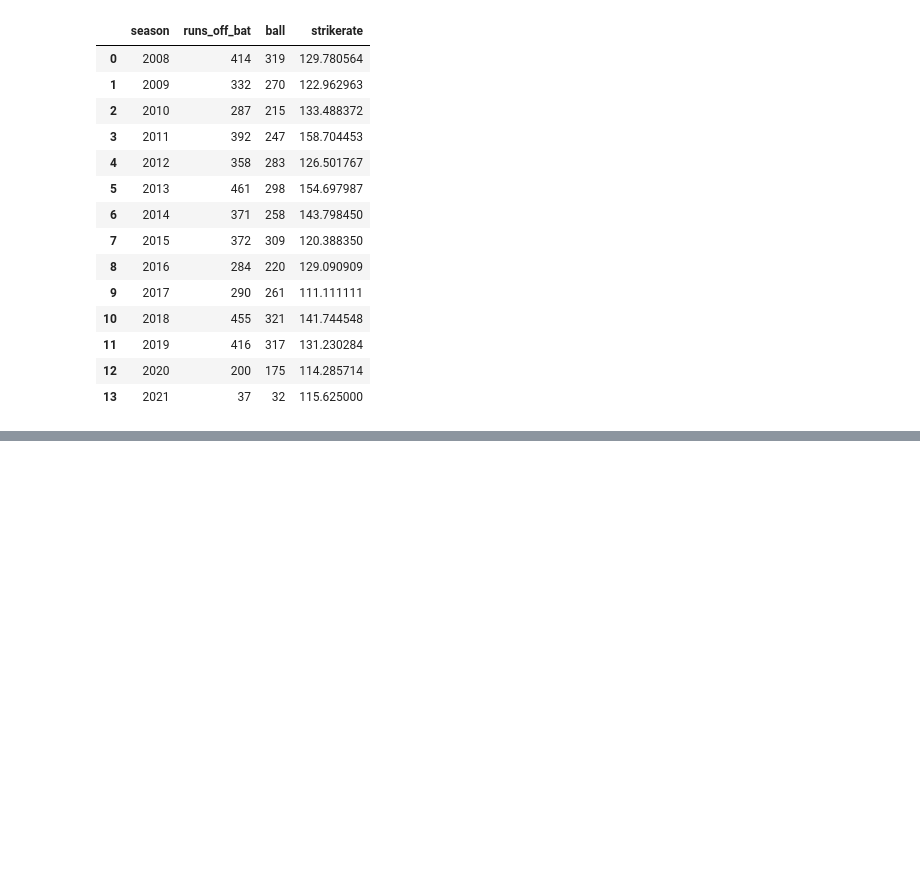
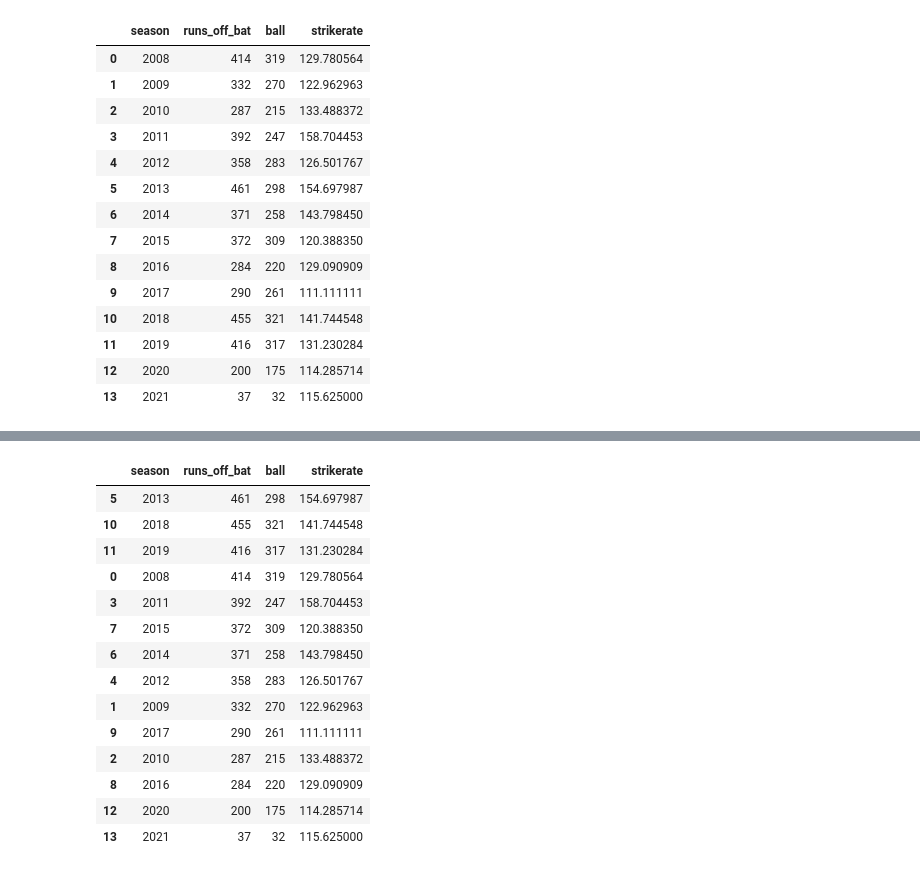
Before and after one commit to arehvs/practice, a Jupyter notebook: Case_study_of_MSD_over_the_years.ipynb, the cells around one changed output, grey strips where cells are left out. Cells and saved outputs as stored; diff of their text form; code cells hidden in the pictures; blank space fills up the shorter version.

```diff
--- a/Case_study_of_MSD_over_the_years.ipynb
+++ b/Case_study_of_MSD_over_the_years.ipynb
@@ -183,0 +218,20 @@ plt.show()
+# %%
+season_df.sort_values(by=['runs_off_bat'], inplace=True, ascending=False)
+# %%
+season_df
+# %% [output]
+|  | season | runs_off_bat | ball | strikerate |
+| 5 | 2013 | 461 | 298 | 154.697987 |
+| 10 | 2018 | 455 | 321 | 141.744548 |
+| 11 | 2019 | 416 | 317 | 131.230284 |
+| 0 | 2008 | 414 | 319 | 129.780564 |
+| 3 | 2011 | 392 | 247 | 158.704453 |
+| 7 | 2015 | 372 | 309 | 120.388350 |
+| 6 | 2014 | 371 | 258 | 143.798450 |
+| 4 | 2012 | 358 | 283 | 126.501767 |
+| 1 | 2009 | 332 | 270 | 122.962963 |
+| 9 | 2017 | 290 | 261 | 111.111111 |
+| 2 | 2010 | 287 | 215 | 133.488372 |
+| 8 | 2016 | 284 | 220 | 129.090909 |
+| 12 | 2020 | 200 | 175 | 114.285714 |
+| 13 | 2021 | 37 | 32 | 115.625000 |
```
Also changed, not shown: parts of 4 cells of this notebook.
